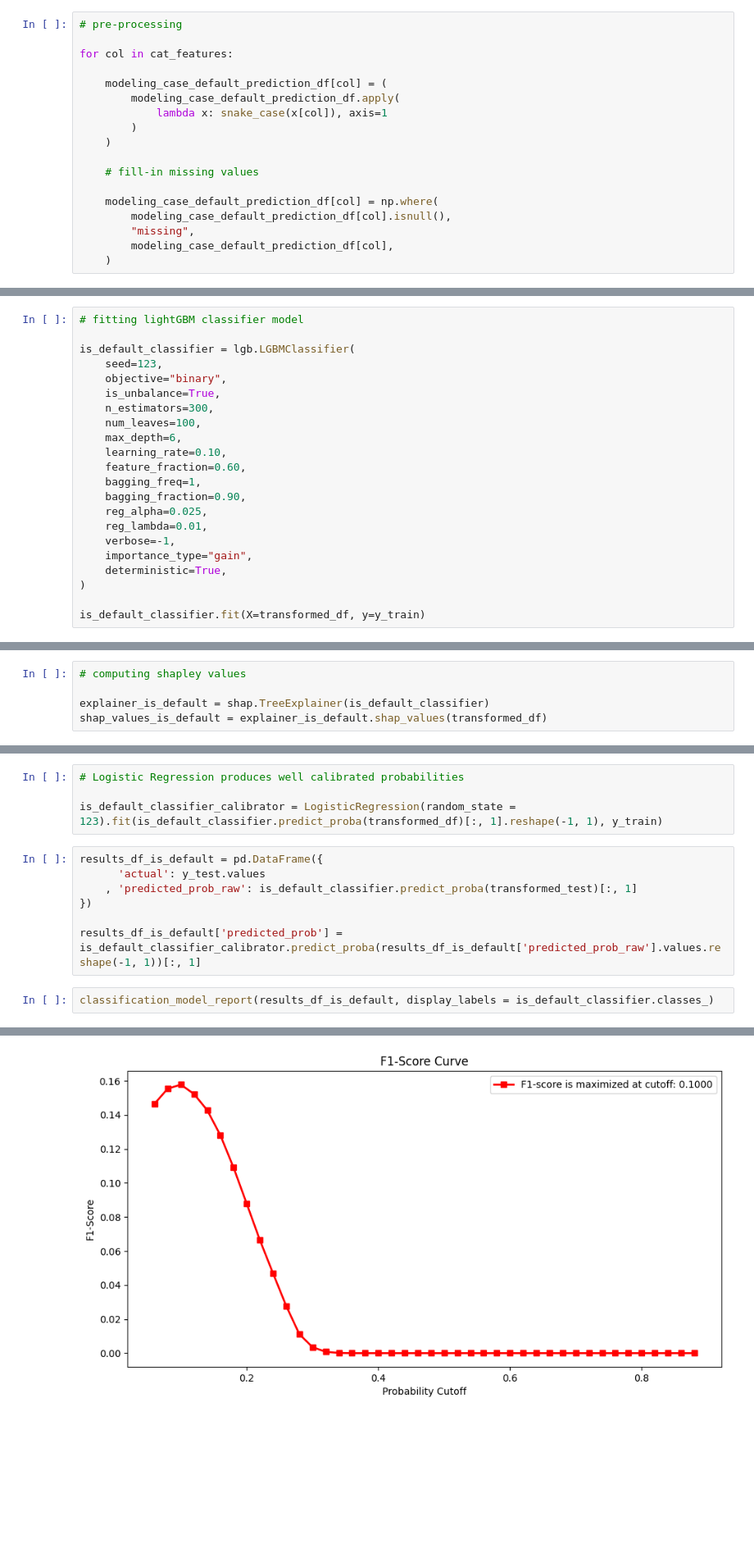
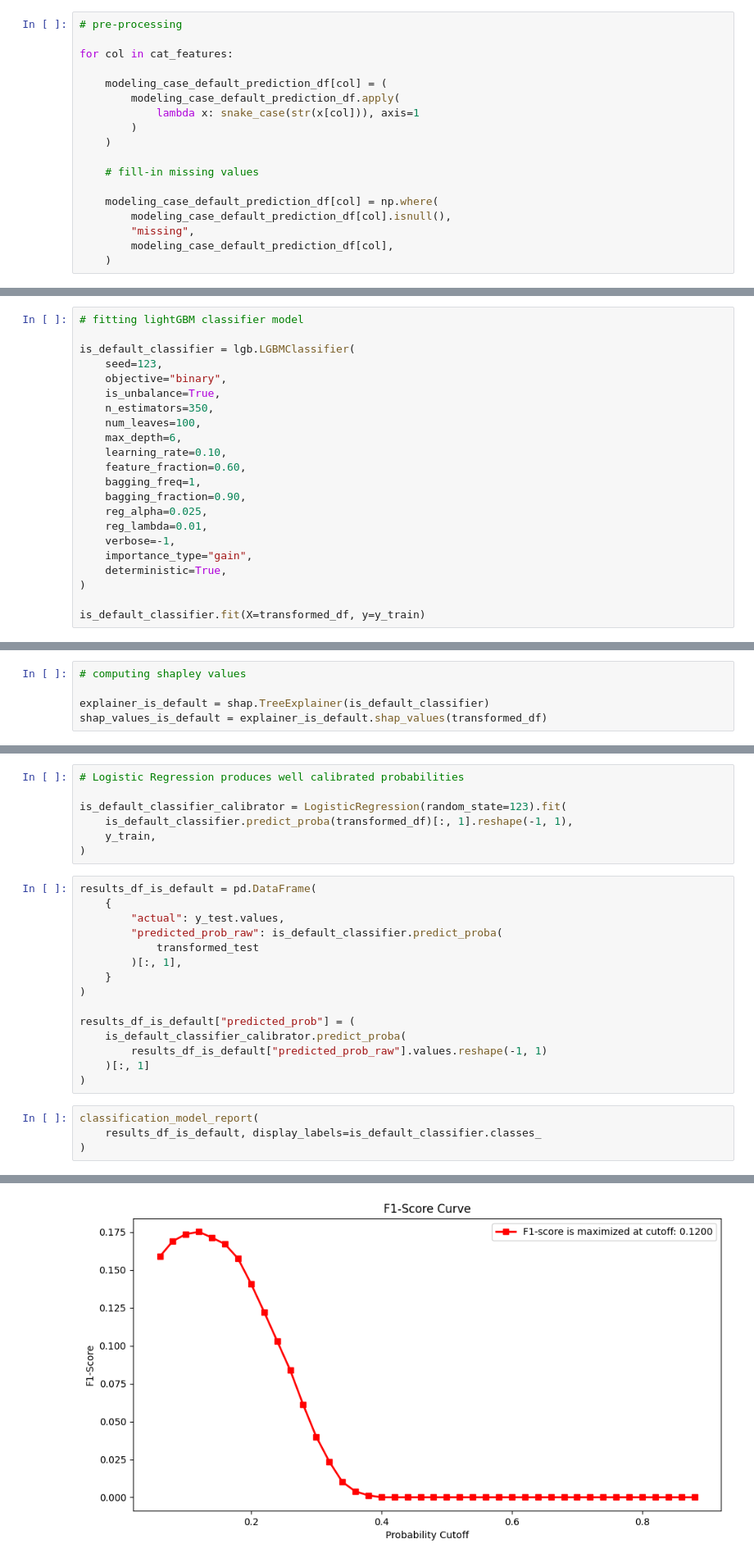
Before and after one commit to nathandxn/analysis_credit_risk_model, a Jupyter notebook: notebooks/analysis_credit_risk_model_stability.ipynb, the cells around one changed output, grey strips where cells are left out. Shown: that part at 82% size. Cells and saved outputs as stored; diff of their text form; blank space fills up the shorter version.

```diff
--- a/notebooks/analysis_credit_risk_model_stability.ipynb
+++ b/notebooks/analysis_credit_risk_model_stability.ipynb
@@ -167,7 +181,7 @@ for col in cat_features:
 
     modeling_case_default_prediction_df[col] = (
         modeling_case_default_prediction_df.apply(
-            lambda x: snake_case(x[col]), axis=1
+            lambda x: snake_case(str(x[col])), axis=1
         )
     )
 
@@ -268,7 +280,7 @@ is_default_classifier = lgb.LGBMClassifier(
     seed=123,
     objective="binary",
     is_unbalance=True,
-    n_estimators=300,
+    n_estimators=350,
     num_leaves=100,
     max_depth=6,
     learning_rate=0.10,
@@ -339,14 +344,27 @@ plt.show()
 # %%
 # Logistic Regression produces well calibrated probabilities
 
-is_default_classifier_calibrator = LogisticRegression(random_state = 123).fit(is_default_classifier.predict_proba(transformed_df)[:, 1].reshape(-1, 1), y_train)
+is_default_classifier_calibrator = LogisticRegression(random_state=123).fit(
+    is_default_classifier.predict_proba(transformed_df)[:, 1].reshape(-1, 1),
+    y_train,
+)
 # %%
-results_df_is_default = pd.DataFrame({
-      'actual': y_test.values
-    , 'predicted_prob_raw': is_default_classifier.predict_proba(transformed_test)[:, 1]
-})
+results_df_is_default = pd.DataFrame(
+    {
+        "actual": y_test.values,
+        "predicted_prob_raw": is_default_classifier.predict_proba(
+            transformed_test
+        )[:, 1],
+    }
+)
 
-results_df_is_default['predicted_prob'] = is_default_classifier_calibrator.predict_proba(results_df_is_default['predicted_prob_raw'].values.reshape(-1, 1))[:, 1]
+results_df_is_default["predicted_prob"] = (
+    is_default_classifier_calibrator.predict_proba(
+        results_df_is_default["predicted_prob_raw"].values.reshape(-1, 1)
+    )[:, 1]
+)
 # %%
-classification_model_report(results_df_is_default, display_labels = is_default_classifier.classes_)
+classification_model_report(
+    results_df_is_default, display_labels=is_default_classifier.classes_
+)
 # %% [output]
@@ -372 +390 @@ F1-Score is: 0.000000
-[figure, old version]
+[figure, new version]
```
Also changed, not shown: parts of 11 cells of this notebook.
